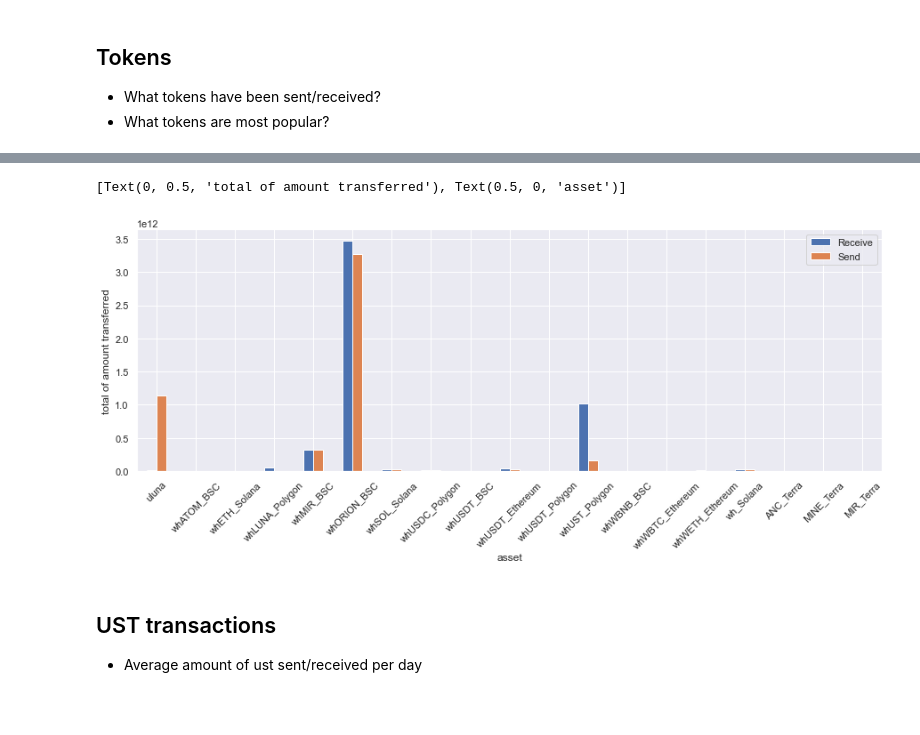
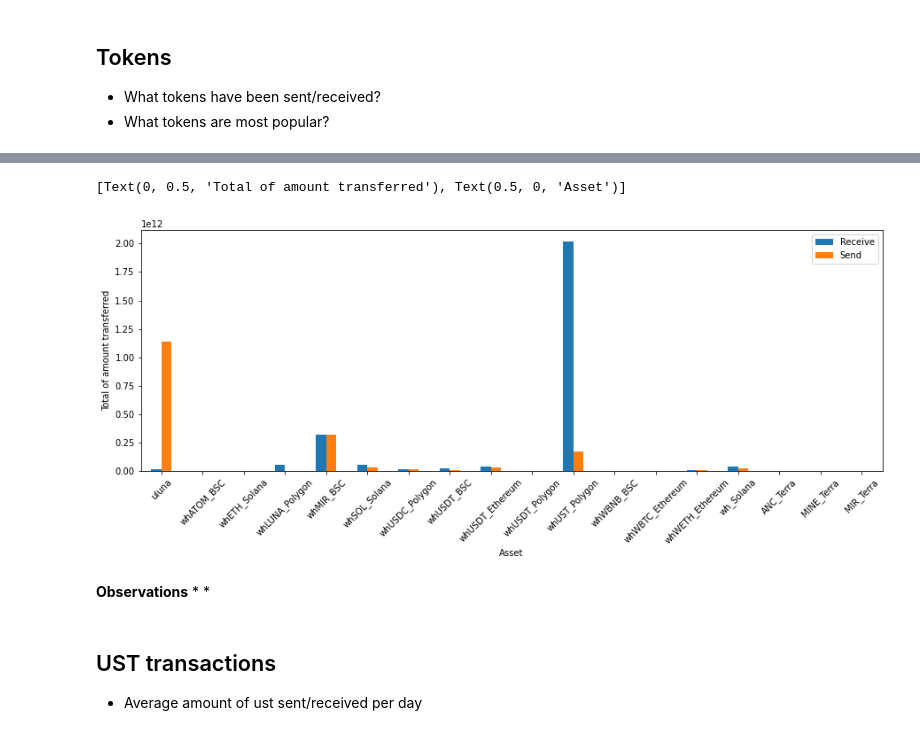
Before and after one commit to IncioMan/on-chain-data-analysis, a Jupyter notebook: wormhole/Terra - Wormhole - Terra Bridge.ipynb, the cells around one changed output, grey strips where cells are left out. Drawn from its saved outputs; the diff is of its cells as text; code cells hidden in the pictures; blank space fills up the shorter version.

```diff
--- a/wormhole/Terra - Wormhole - Terra Bridge.ipynb
+++ b/wormhole/Terra - Wormhole - Terra Bridge.ipynb
@@ -122,10 +228,14 @@ wh_receive_.sort_values(by="amount", ascending=False).head()
 # %%
-ax = token_amounts[(token_amounts.index != 'ORION_Terra') & (token_amounts.index != '')\
+ax = token_amounts[(token_amounts.index != 'whORION_BSC')& (token_amounts.index != 'ORION_Terra') & (token_amounts.index != '')\
                        & (token_amounts.index != 'uusd')].plot(kind='bar', rot=45)
-ax.set(ylabel='total of amount transferred', xlabel='asset')
+ax.set(ylabel='Total of amount transferred', xlabel='Asset')
 # %% [output]
-[Text(0, 0.5, 'total of amount transferred'), Text(0.5, 0, 'asset')]
+[Text(0, 0.5, 'Total of amount transferred'), Text(0.5, 0, 'Asset')]
-[figure, old version]
+[figure, new version]
+# %% [markdown]
+**Observations**
+*
+*
 # %% [markdown]
 ## UST transactions
 * Average amount of ust sent/received per day
```
Also changed, not shown: parts of 87 cells of this notebook, 1 other file.
